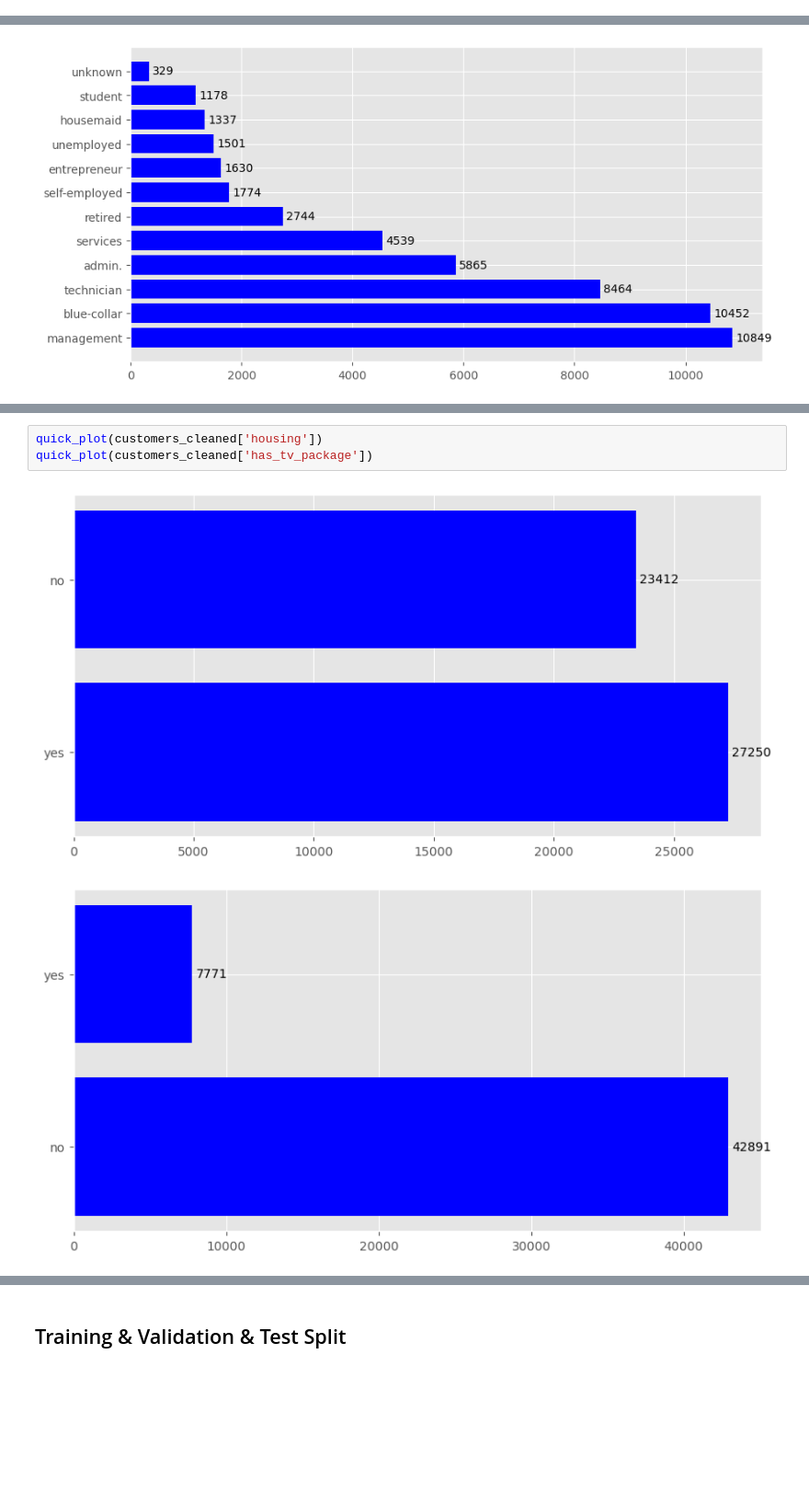
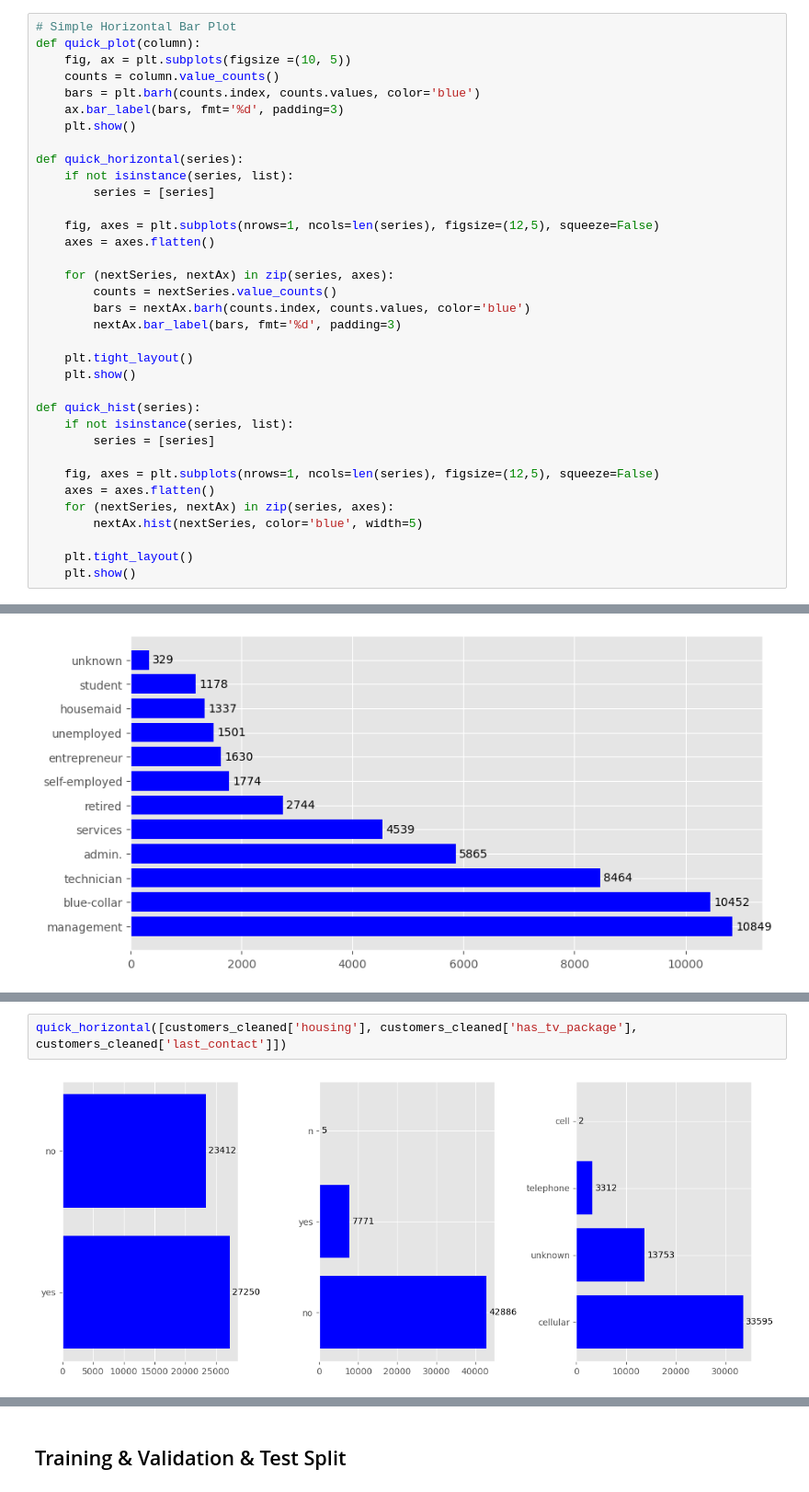
Before and after one commit to StuartG24/Telecom_Customer_Targeting, a Jupyter notebook: _Notebooks/Initial_Data_Exploration.ipynb, the cells around one changed output, grey strips where cells are left out. Shown at 92% size. Cells and saved outputs as stored; diff of their text form; blank space fills up the shorter version.

```diff
--- a/_Notebooks/Initial_Data_Exploration.ipynb
+++ b/_Notebooks/Initial_Data_Exploration.ipynb
@@ -33,0 +28,35 @@ def quick_plot(column):
+# %%
+# Simple Horizontal Bar Plot
+def quick_plot(column):
+    fig, ax = plt.subplots(figsize =(10, 5))
+    counts = column.value_counts()
+    bars = plt.barh(counts.index, counts.values, color='blue')
+    ax.bar_label(bars, fmt='%d', padding=3)
+    plt.show()
+
+def quick_horizontal(series):
+    if not isinstance(series, list):
+        series = [series]
+
+    fig, axes = plt.subplots(nrows=1, ncols=len(series), figsize=(12,5), squeeze=False)
+    axes = axes.flatten()
+
+    for (nextSeries, nextAx) in zip(series, axes):
+        counts = nextSeries.value_counts()
+        bars = nextAx.barh(counts.index, counts.values, color='blue')
+        nextAx.bar_label(bars, fmt='%d', padding=3)
+
+    plt.tight_layout()
+    plt.show()
+
+def quick_hist(series):
+    if not isinstance(series, list):
+        series = [series]
+
+    fig, axes = plt.subplots(nrows=1, ncols=len(series), figsize=(12,5), squeeze=False)
+    axes = axes.flatten()
+    for (nextSeries, nextAx) in zip(series, axes):
+        nextAx.hist(nextSeries, color='blue', width=5)
+
+    plt.tight_layout()
+    plt.show()
@@ -142,6 +172,4 @@ plt.show()
 # %%
-quick_plot(customers_cleaned['housing'])
-quick_plot(customers_cleaned['has_tv_package'])
+quick_horizontal([customers_cleaned['housing'], customers_cleaned['has_tv_package'], customers_cleaned['last_contact']])
 # %% [output]
-[figure, old version]
+[figure, new version]
-[figure, removed]
```
Also changed, not shown: parts of 62 cells of this notebook, 3 other files.
